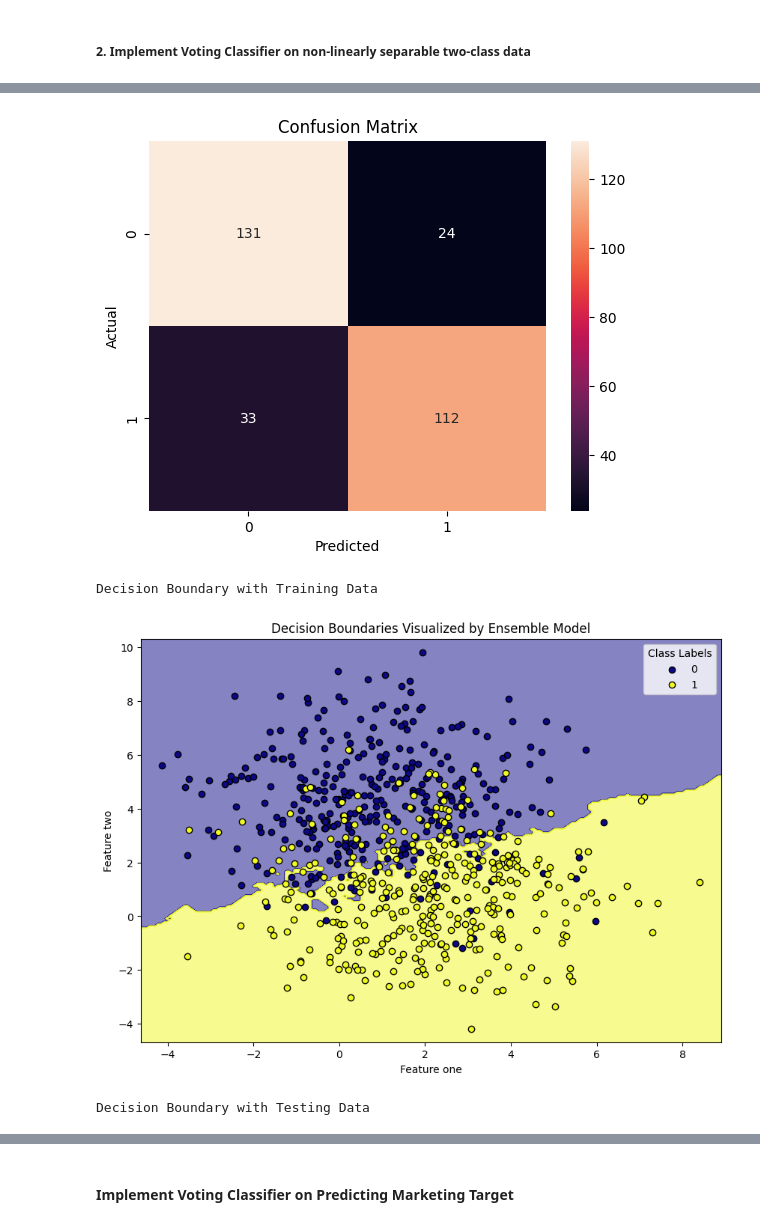
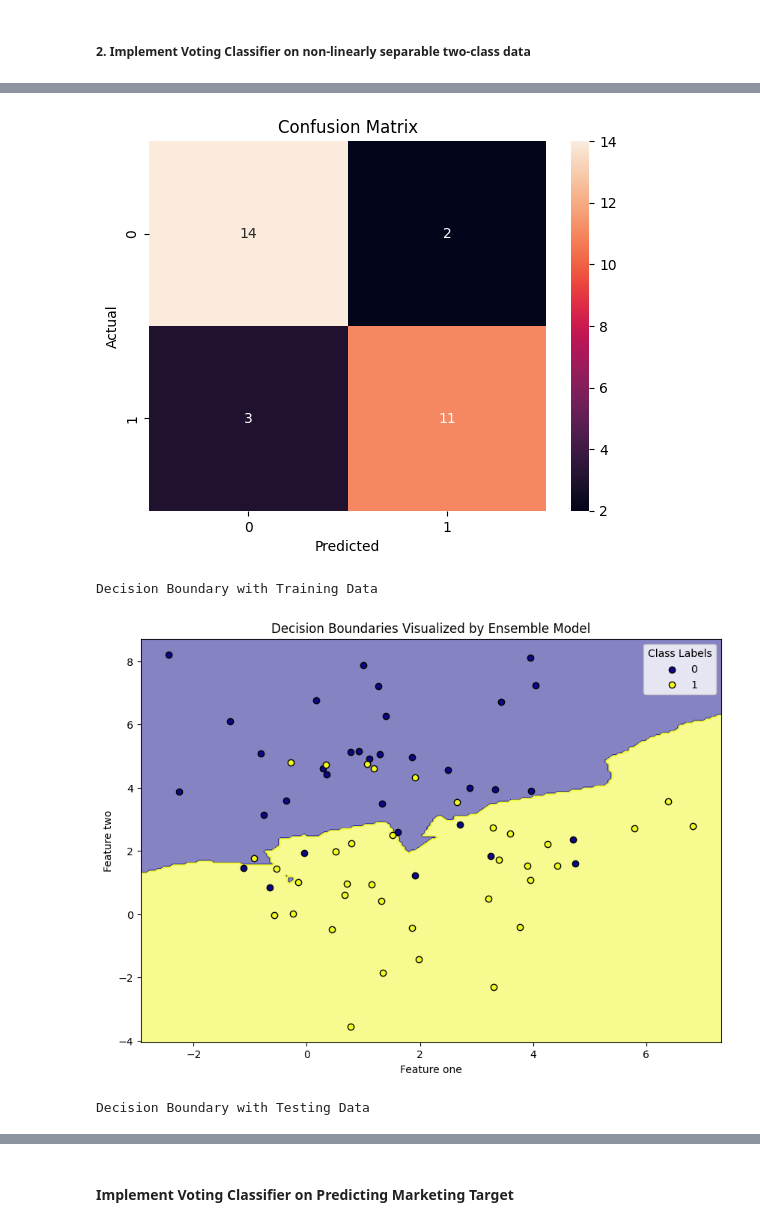
Before and after one commit to XingshengXu/Machine-Learning-Projects, a Jupyter notebook: Ensemble Learning/Voting_Ensembles_demo.ipynb, the cells around one changed output, grey strips where cells are left out. Saved outputs shown, nothing was run; the diff lists cells and outputs as text; code cells hidden in the pictures.

```diff
--- a/Ensemble Learning/Voting_Ensembles_demo.ipynb
+++ b/Ensemble Learning/Voting_Ensembles_demo.ipynb
@@ -43,7 +43,7 @@ Theta values:[0.21607902 1.97128465 0.19984868]
 ##### 2. Implement Voting Classifier on non-linearly separable two-class data
 # %%
 # Generate the data
-X,y = make_blobs(n_samples=1000, n_features=2, centers=2, cluster_std=2, random_state=0)
+X,y = make_blobs(n_samples=100, n_features=2, centers=2, cluster_std=2, random_state=0)
 
 # Split the data into training and test sets
 train_X, test_X, train_Y, test_Y = train_test_split(X, y, test_size=0.3, random_state=0)
@@ -88,4 +88,4 @@ weighted avg       0.81      0.81      0.81       300
-[figure, old version]
+[figure, new version]
 Decision Boundary with Training Data
-[figure, old version]
+[figure, new version]
 Decision Boundary with Testing Data
```
Also changed, not shown: parts of 1 cell of this notebook, 9 other files.
